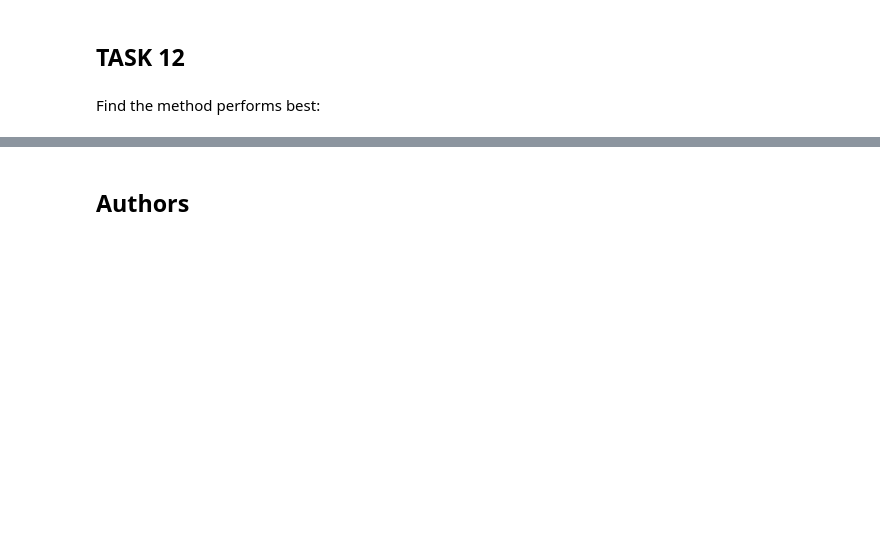
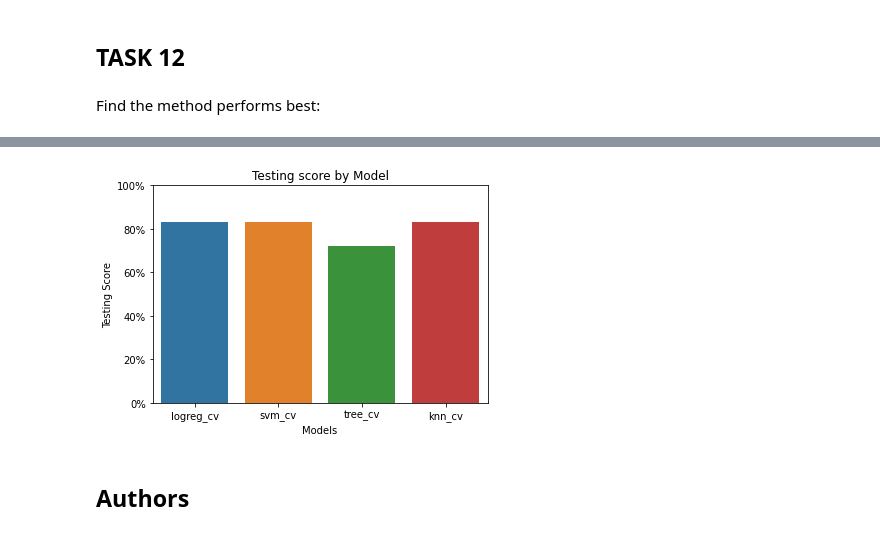
Before and after one commit to csjean/Coursera_Data_TEST, a Jupyter notebook: Applied DSc Capstone - 07 ML Prediction.ipynb, the cells around one changed output, grey strips where cells are left out. Saved outputs shown, nothing was run; the diff lists cells and outputs as text; code cells hidden in the pictures; blank space fills up the shorter version.

```diff
--- a/Applied DSc Capstone - 07 ML Prediction.ipynb
+++ b/Applied DSc Capstone - 07 ML Prediction.ipynb
@@ -458,4 +455,17 @@ best score (0.8333333333333334) is with ['logreg_cv', 'svm_cv', 'knn_cv']
 | knn_cv | {'algorithm': 'auto', 'n_neighbor... | 0.848214 | 0.833333 |
+# %%
+#chart it.
+ax = sns.barplot(x=models_df.index, y=models_df['testing_score'])
+ax.set_title('Testing score by Model')
+ax.set_xlabel('Models')
+ax.set_ylabel('Testing Score')
+#so we can see the 100%
+ax.set_ylim(top=1)
+##Tick marks in % instead of decimals.
+ax.yaxis.set_major_formatter(ticker.PercentFormatter(xmax=1))
+plt.show()
+# %% [output]
+[figure, added]
 # %% [markdown]
 ## Authors
 # %% [markdown]
```
Also changed, not shown: parts of 7 cells of this notebook.
